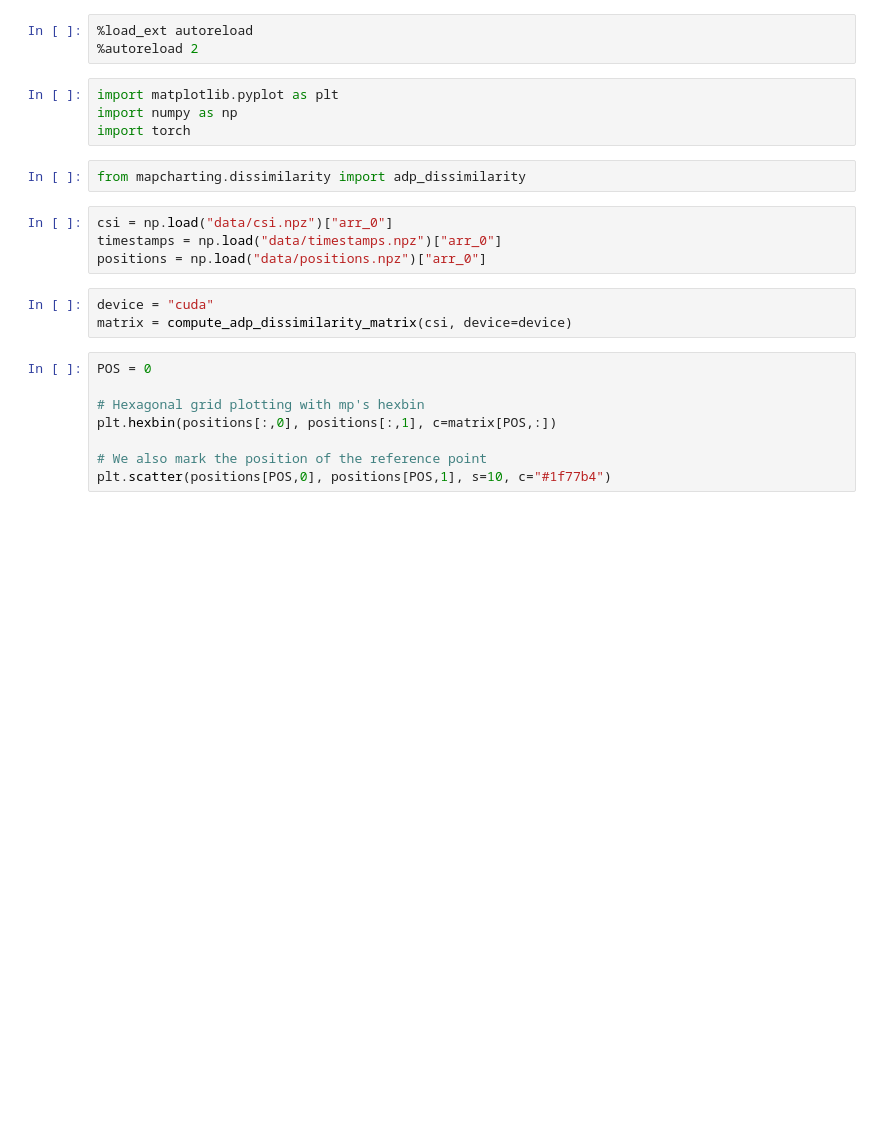
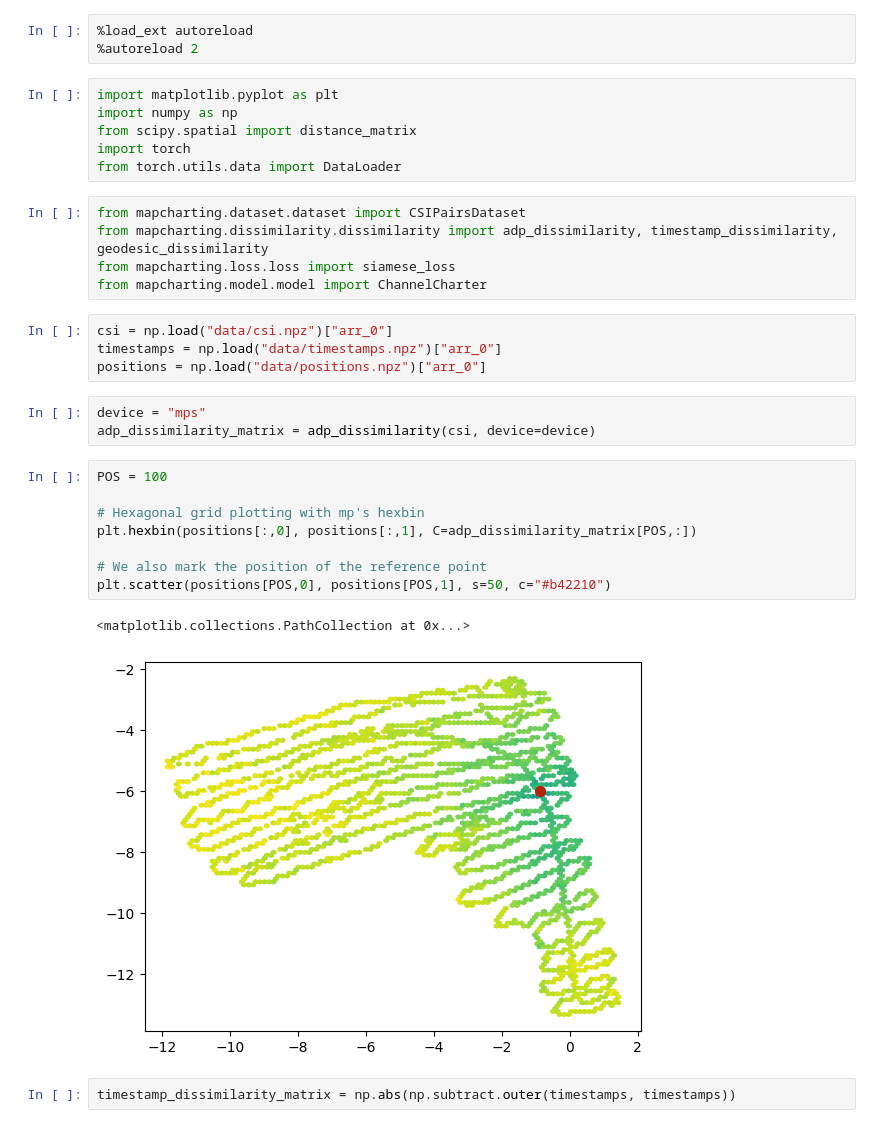
Before and after one commit to yagoliz/mapcharting, a Jupyter notebook: dissimilarity.ipynb, the cells around one changed output. Drawn from its saved outputs; the diff is of its cells as text; blank space fills up the shorter version.

```diff
--- a/dissimilarity.ipynb
+++ b/dissimilarity.ipynb
@@ -4,21 +4,31 @@
 # %%
 import matplotlib.pyplot as plt
 import numpy as np
+from scipy.spatial import distance_matrix
 import torch
+from torch.utils.data import DataLoader
 # %%
-from mapcharting.dissimilarity import adp_dissimilarity
+from mapcharting.dataset.dataset import CSIPairsDataset
+from mapcharting.dissimilarity.dissimilarity import adp_dissimilarity, timestamp_dissimilarity, geodesic_dissimilarity
+from mapcharting.loss.loss import siamese_loss
+from mapcharting.model.model import ChannelCharter
 # %%
 csi = np.load("data/csi.npz")["arr_0"]
 timestamps = np.load("data/timestamps.npz")["arr_0"]
 positions = np.load("data/positions.npz")["arr_0"]
 # %%
-device = "cuda"
-matrix = compute_adp_dissimilarity_matrix(csi, device=device)
+device = "mps"
+adp_dissimilarity_matrix = adp_dissimilarity(csi, device=device)
 # %%
-POS = 0
+POS = 100
 
 # Hexagonal grid plotting with mp's hexbin
-plt.hexbin(positions[:,0], positions[:,1], c=matrix[POS,:])
+plt.hexbin(positions[:,0], positions[:,1], C=adp_dissimilarity_matrix[POS,:])
 
 # We also mark the position of the reference point
-plt.scatter(positions[POS,0], positions[POS,1], s=10, c="#1f77b4")
+plt.scatter(positions[POS,0], positions[POS,1], s=50, c="#b42210")
+# %% [output]
+<matplotlib.collections.PathCollection at 0x...>
+[figure, added]
+# %%
+timestamp_dissimilarity_matrix = np.abs(np.subtract.outer(timestamps, timestamps))
```
Also changed, not shown: parts of 9 cells of this notebook, 14 other files.
